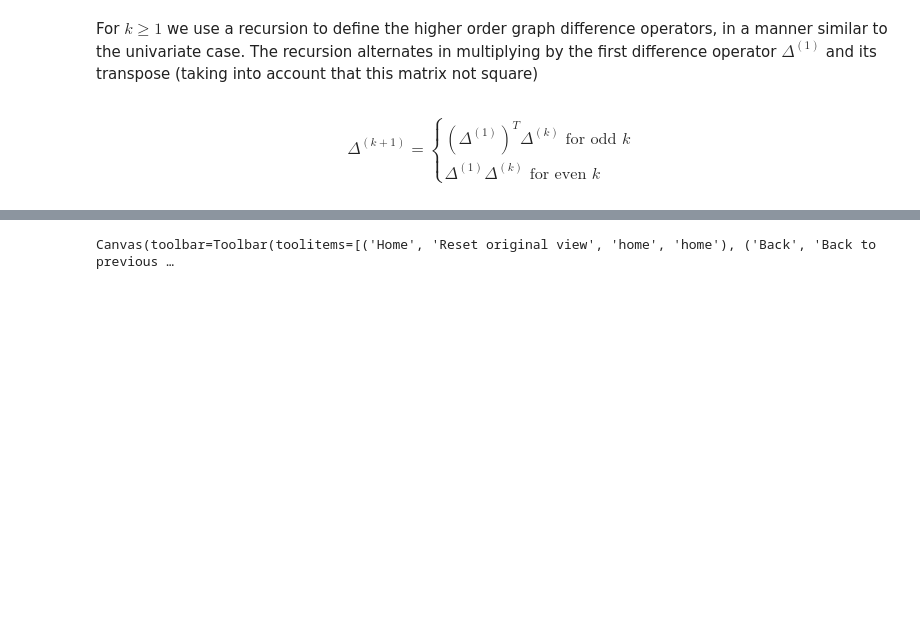
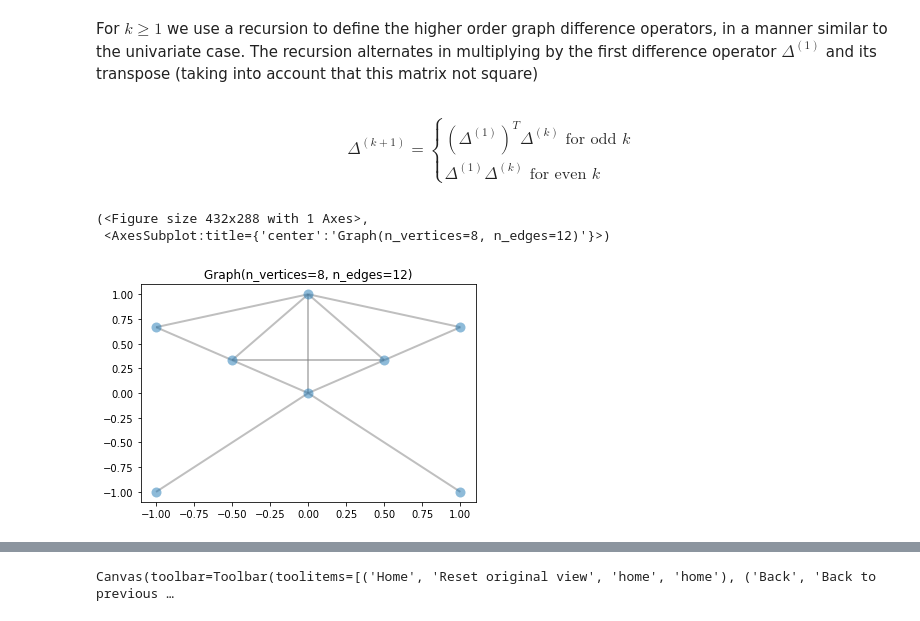
Before and after one commit to DorianJoubaud/Trend-Filtering-On-Graphs, a Jupyter notebook: Trend_Filtering_On_Graphs.ipynb, the cells around one changed output, grey strips where cells are left out. Drawn from its saved outputs; the diff is of its cells as text; code cells hidden in the pictures; blank space fills up the shorter version.

```diff
--- a/Trend_Filtering_On_Graphs.ipynb
+++ b/Trend_Filtering_On_Graphs.ipynb
@@ -312,0 +291,11 @@ def sec_diff(L, inc):
+# %%
+G=nx.Graph()
+G.add_nodes_from([0,1,2,3,4,5,6,7])
+G.add_edges_from([(0,1),(0,3),(0,4),(0,2),(0,5),(1,3),(3,5),(3,5),(5,4),(5,6),(5,7),(4,2), (4,3)])
+G = graphs.Graph.from_networkx(G)
+G.set_coordinates([[0,1],[-1,2/3],[1,2/3],[-0.5,1/3],[0.5,1/3],[0,0],[-1,-1],[1,-1]])
+G.plot()
+# %% [output]
+(<Figure size 432x288 with 1 Axes>,
+ <AxesSubplot:title={'center':'Graph(n_vertices=8, n_edges=12)'}>)
+[figure, added]
```
Also changed, not shown: parts of 15 cells of this notebook, 3 other files.
